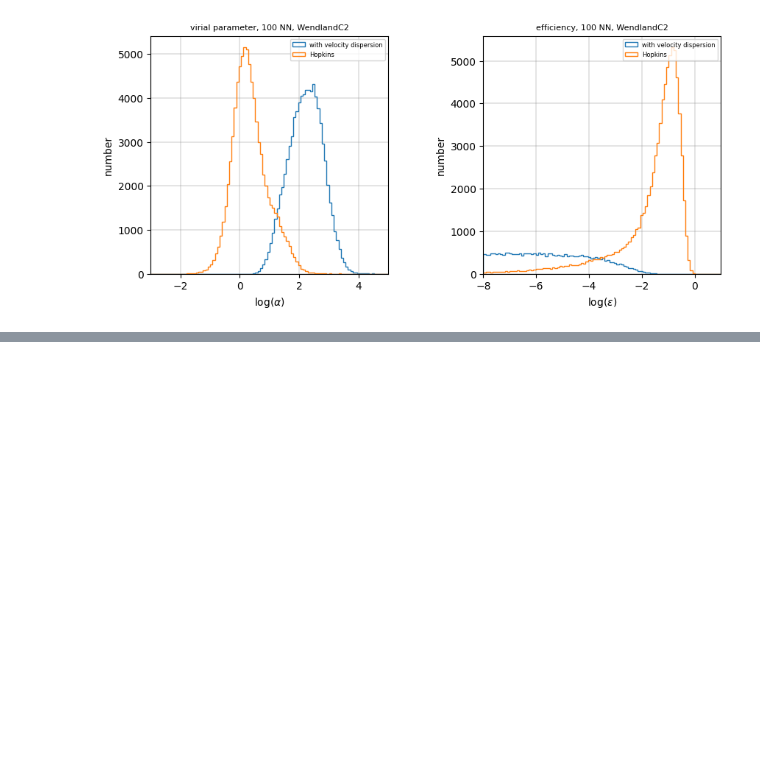
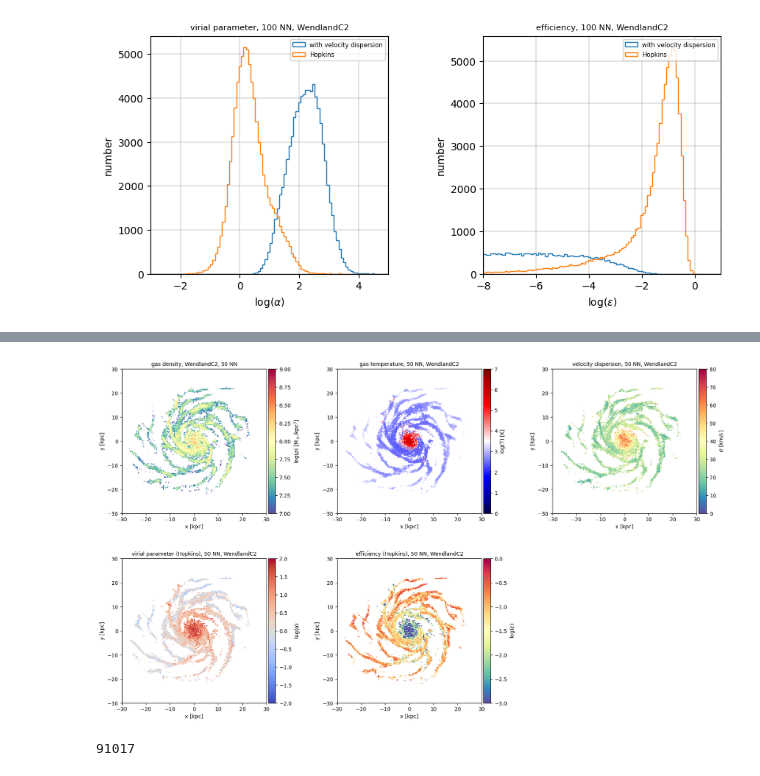
Before and after one commit to Evafranck/star_formation, a Jupyter notebook: star_formation_neu.ipynb, the cells around one changed output, grey strips where cells are left out. Cells and saved outputs as stored; diff of their text form; code cells hidden in the pictures; blank space fills up the shorter version.

```diff
--- a/star_formation_neu.ipynb
+++ b/star_formation_neu.ipynb
@@ -548,0 +537,31 @@ plt.show()
+# %%
+title = ['gas density, WendlandC2, 50 NN', 'gas temperature, 50 NN, WendlandC2', 'velocity dispersion, 50 NN, WendlandC2', 'virial parameter (Hopkins), 50 NN, WendlandC2', 'efficiency (Hopkins), 50 NN, WendlandC2']
+quantity = [np.log10(mw_hist(gal.g, rho_W_50, 500)), np.log10(mw_hist2(gal.g,'temp', 500)), mw_hist(gal.g, vdisp_W_50, 500), np.log10(mw_hist(gal.g, alpha4_W_50, 500)), np.log10(mw_hist(gal.g, eff_Hop_W_50, 500))]
+label_list = [r'log($\rho$) [M$_\odot$/kpc$^3$]', r'log(T) [K]', r'$\sigma$ [km/s]', r'log($\alpha$)', r'log($\epsilon$)']
+color = ['Spectral_r', 'seismic', 'Spectral_r', 'coolwarm', 'Spectral_r']
+
+fig = plt.figure(figsize = (20,12))
+gs0 = gd.GridSpec(2, 3, figure=fig, wspace = 0.4)
+vmin_list = [7, 0, 0, -2, -3]
+vmax_list = [9, 7, 80, 2, 0]
+
+for n in range(5):
+    ax = fig.add_subplot(gs0[n])
+    im = ax.imshow(quantity[n], extent=(-50,50,-50,50), cmap = color[n], vmin = vmin_list[n], vmax = vmax_list[n])
+    divider = make_axes_locatable(ax)
+    cax = divider.append_axes('right', size='5%', pad=0.05)
+    fig.colorbar(im, cax=cax, orientation='vertical', label = label_list[n])
+    ax.set_title(title[n], wrap = True, fontsize = 10)
+    ax.set_xlabel('x [kpc]')
+    ax.set_ylabel('y [kpc]')
+    ax.set_xlim(-30, 30)
+    ax.set_ylim(-30, 30)
+    ax.set_aspect(1./ax.get_data_ratio())
+
+plt.show()
+# %% [output]
+[figure, added]
+# %%
+len(gal_low_alpha_4)
+# %% [output]
+91017
```
Also changed, not shown: parts of 30 cells of this notebook, 1 other file.
